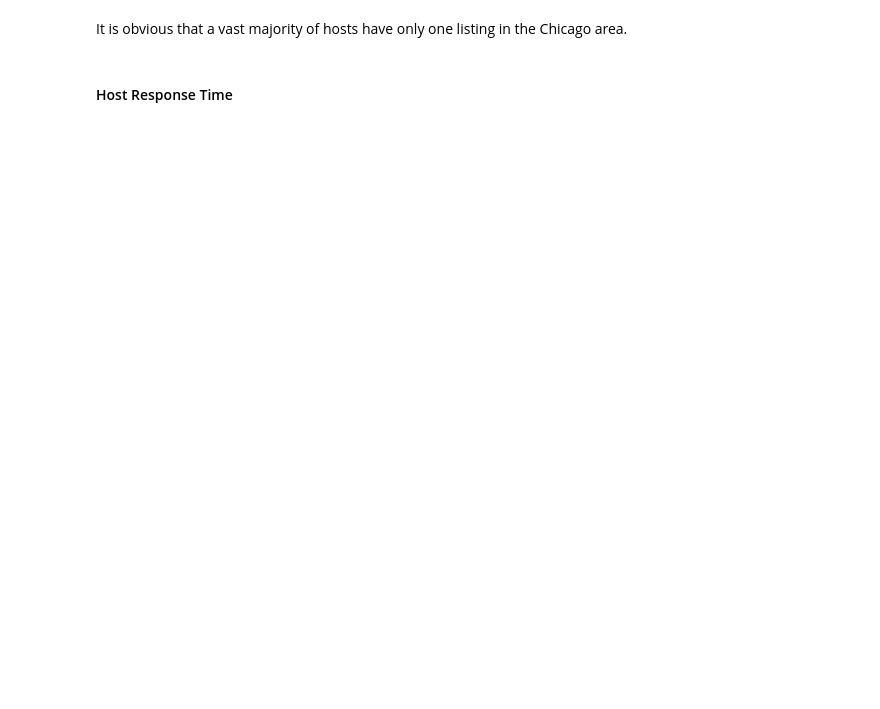
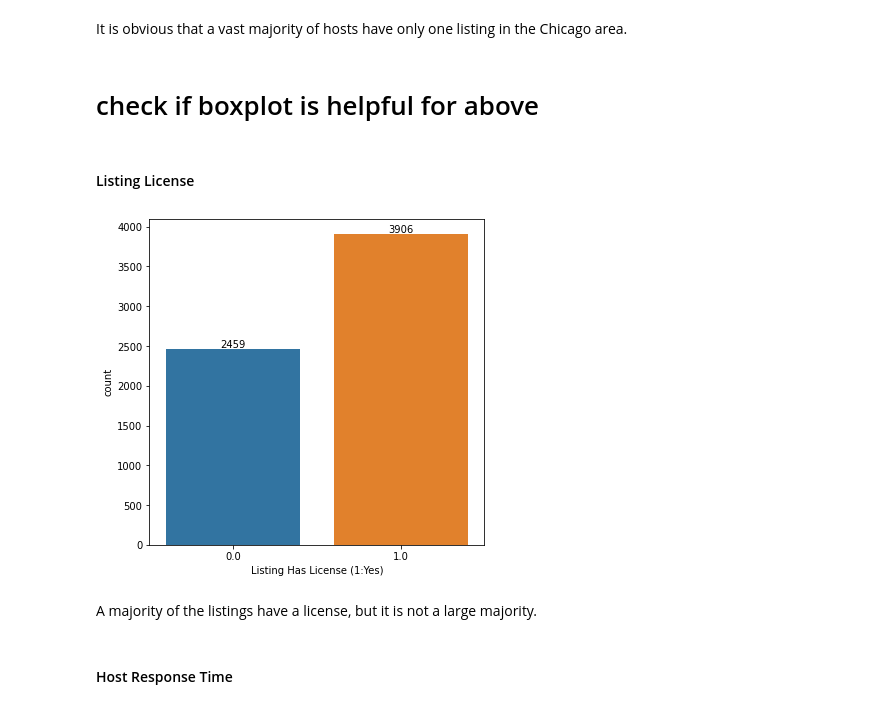
Before and after one commit to Summer-luna/Fall2021-IST5520-Group5, a Jupyter notebook: Data Proposal (combined).ipynb, the cells around one changed output. Drawn from its saved outputs; the diff is of its cells as text; code cells hidden in the pictures; blank space fills up the shorter version.

Commit message:
combining everyone's work into one file
Wordclouds (I added some stopwords) -- luna
data cleansing/missing data -- tony
regplots, interpretations, overall formatting of code --- nathan

```diff
--- a/Data Proposal (combined).ipynb
+++ b/Data Proposal (combined).ipynb
@@ -261,0 +348,6 @@ Since we will not be able to use the individual license numbers, we will convert
+# %%
+dat['description'].fillna(value='Unknown', inplace=True)
+dat['neighborhood_overview'].fillna(value='Unknown', inplace=True)
+dat['host_location'].fillna(value='Unknown', inplace=True)
+dat['host_about'].fillna(value='Unknown', inplace=True)
+dat['host_neighbourhood'].fillna(value='Unknown', inplace=True)
@@ -261,0 +356,2 @@ Since we will not be able to use the individual license numbers, we will convert
+# %%
+dat = dat.dropna(subset=['host_name'])
@@ -261,0 +360,3 @@ Since we will not be able to use the individual license numbers, we will convert
+# %%
+dat['bedrooms'].fillna(value=dat['bedrooms'].mode(), inplace=True)
+dat['beds'].fillna(value=dat['beds'].mode(), inplace=True)
@@ -261,0 +365,17 @@ Since we will not be able to use the individual license numbers, we will convert
+# %%
+# first_review, last_review, will not be filled since no value suitable
+dat['review_scores_rating'].fillna(value=0.0, inplace=True)
+
+dat['review_scores_accuracy'].fillna(value=0.0, inplace=True)
+
+dat['review_scores_cleanliness'].fillna(value=0.0, inplace=True)
+
+dat['review_scores_checkin'].fillna(value=0.0, inplace=True)
+
+dat['review_scores_communication'].fillna(value=0.0, inplace=True)
+
+dat['review_scores_location'].fillna(value=0.0, inplace=True)
+
+dat['review_scores_value'].fillna(value=0.0, inplace=True)
+
+dat['reviews_per_month'].fillna(value=0.0, inplace=True)
@@ -288,5 +441,19 @@ plt.show()
 # %% [markdown]
 It is obvious that a vast majority of hosts have only one listing in the Chicago area.
+# %% [markdown]
+# check if boxplot is helpful for above
+# %% [markdown]
+<h4>Listing License</h4>
+# %%
+plt.figure(figsize=(6,6))
+p = sb.countplot(x='license',data = dat)
+p.bar_label(p.containers[0])
+plt.xlabel('Listing Has License (1:Yes)')
+plt.show()
+# %% [output]
+[figure, added]
+# %% [markdown]
+A majority of the listings have a license, but it is not a large majority.
 # %% [markdown]
 <h4>Host Response Time</h4>
 # %%
```
Also changed, not shown: parts of 98 cells of this notebook.
